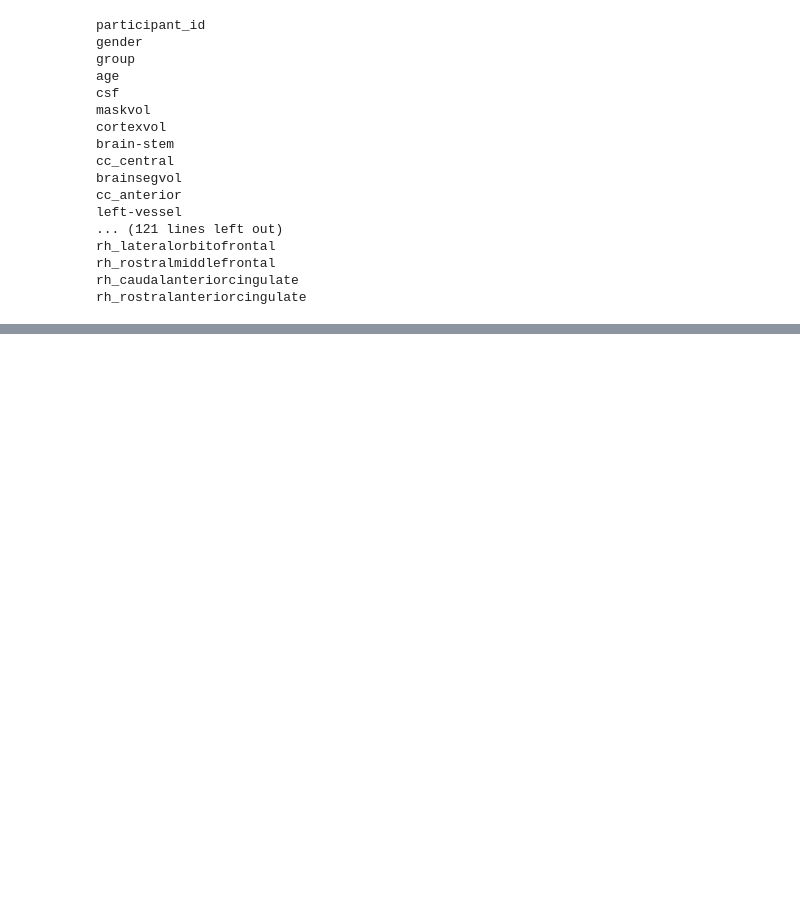
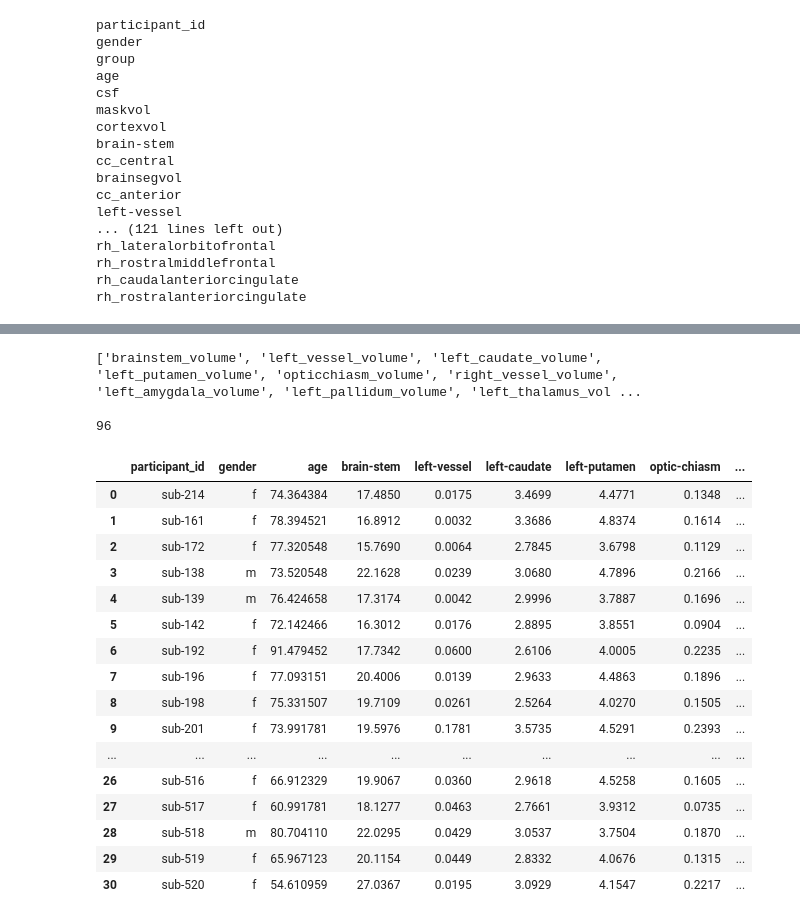
Before and after one commit to Palmitas/proyect-rec-patrones, a Jupyter notebook: cod-proyecto.ipynb, the cells around one changed output, grey strips where cells are left out. Cells and saved outputs as stored; diff of their text form; code cells hidden in the pictures; blank space fills up the shorter version.

```diff
--- a/cod-proyecto.ipynb
+++ b/cod-proyecto.ipynb
@@ -147,3 +147,8 @@ rh_lateralorbitofrontal
 rh_rostralmiddlefrontal
 rh_caudalanteriorcingulate
 rh_rostralanteriorcingulate
+# %%
+for i in d:
+    for j in c:
+        if i in j and "volume" in j:
+            print(i+" = "+j)
@@ -149,0 +173,12 @@ rh_rostralanteriorcingulate
+# %%
+d = df_inca_gm_volumen.columns
+for i in range(0,69):
+    l = d[i].split("-")
+    for e in c:
+        flag = True
+        for wea in l:
+            if wea not in e:
+                flag = False
+                break
+        if flag == True:
+            print(d[i]+" = "+e)
@@ -149,0 +203,21 @@ rh_rostralanteriorcingulate
+# %%
+r = open("./columnas_inca.txt", "r")
+
+columnas_inca = []
+columnas_adni = []
+
+for line in r:
+    new_line_list = line.split("=")
+    x = []
+    for e in range(len(new_line_list)):
+        x.append(new_line_list[e].strip())
+    columnas_inca.append(x[0])
+    columnas_adni.append(x[1])
+
+print(columnas_adni)
+print(" ")
+print(len(columnas_inca))
+# %% [output]
+['brainstem_volume', 'left_vessel_volume', 'left_caudate_volume', 'left_putamen_volume', 'opticchiasm_volume', 'right_vessel_volume', 'left_amygdala_volume', 'left_pallidum_volume', 'left_thalamus_vol ...
+
+96
@@ -149,0 +228,24 @@ rh_rostralanteriorcingulate
+# %%
+# esto está en cm3
+new_columnas_inca = ["participant_id", "gender", "age"] + columnas_inca
+new_df_inca_gm_volumen = df_inca_gm_volumen[new_columnas_inca]
+len(new_df_inca_gm_volumen.columns)
+new_df_inca_gm_volumen
+# %% [output]
+|  | participant_id | gender | age | brain-stem | left-vessel | left-caudate | left-putamen | optic-chiasm | ... |
+| 0 | sub-214 | f | 74.364384 | 17.4850 | 0.0175 | 3.4699 | 4.4771 | 0.1348 | ... |
+| 1 | sub-161 | f | 78.394521 | 16.8912 | 0.0032 | 3.3686 | 4.8374 | 0.1614 | ... |
+| 2 | sub-172 | f | 77.320548 | 15.7690 | 0.0064 | 2.7845 | 3.6798 | 0.1129 | ... |
+| 3 | sub-138 | m | 73.520548 | 22.1628 | 0.0239 | 3.0680 | 4.7896 | 0.2166 | ... |
+| 4 | sub-139 | m | 76.424658 | 17.3174 | 0.0042 | 2.9996 | 3.7887 | 0.1696 | ... |
+| 5 | sub-142 | f | 72.142466 | 16.3012 | 0.0176 | 2.8895 | 3.8551 | 0.0904 | ... |
+| 6 | sub-192 | f | 91.479452 | 17.7342 | 0.0600 | 2.6106 | 4.0005 | 0.2235 | ... |
+| 7 | sub-196 | f | 77.093151 | 20.4006 | 0.0139 | 2.9633 | 4.4863 | 0.1896 | ... |
+| 8 | sub-198 | f | 75.331507 | 19.7109 | 0.0261 | 2.5264 | 4.0270 | 0.1505 | ... |
+| 9 | sub-201 | f | 73.991781 | 19.5976 | 0.1781 | 3.5735 | 4.5291 | 0.2393 | ... |
+| ... | ... | ... | ... | ... | ... | ... | ... | ... | ... |
+| 26 | sub-516 | f | 66.912329 | 19.9067 | 0.0360 | 2.9618 | 4.5258 | 0.1605 | ... |
+| 27 | sub-517 | f | 60.991781 | 18.1277 | 0.0463 | 2.7661 | 3.9312 | 0.0735 | ... |
+| 28 | sub-518 | m | 80.704110 | 22.0295 | 0.0429 | 3.0537 | 3.7504 | 0.1870 | ... |
+| 29 | sub-519 | f | 65.967123 | 20.1154 | 0.0449 | 2.8332 | 4.0676 | 0.1315 | ... |
+| 30 | sub-520 | f | 54.610959 | 27.0367 | 0.0195 | 3.0929 | 4.1547 | 0.2217 | ... |
```
Also changed, not shown: parts of 5 cells of this notebook, 4 other files.
